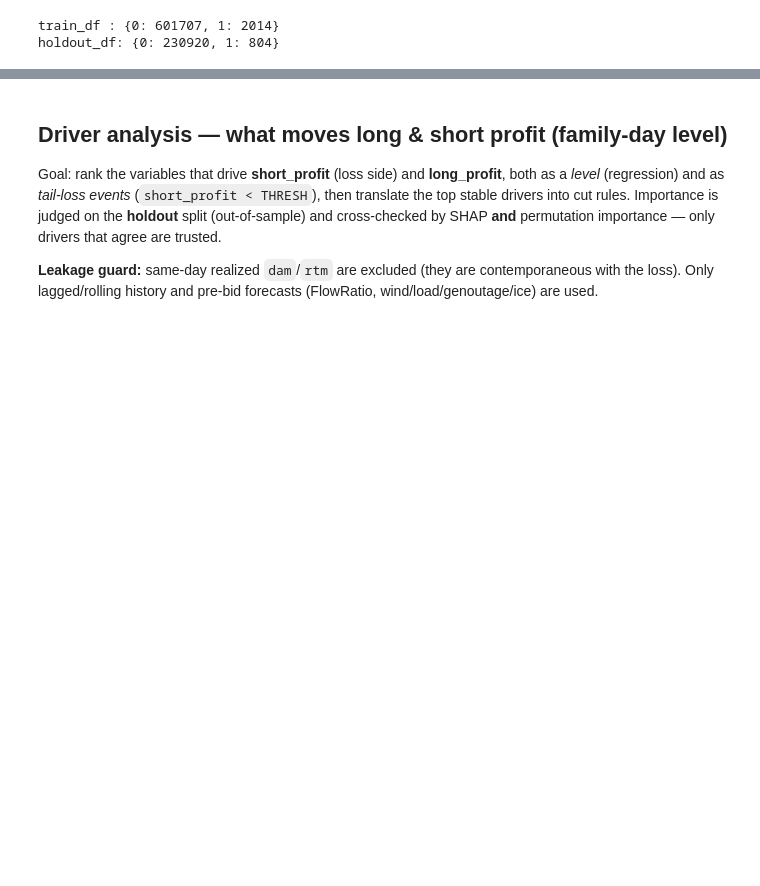
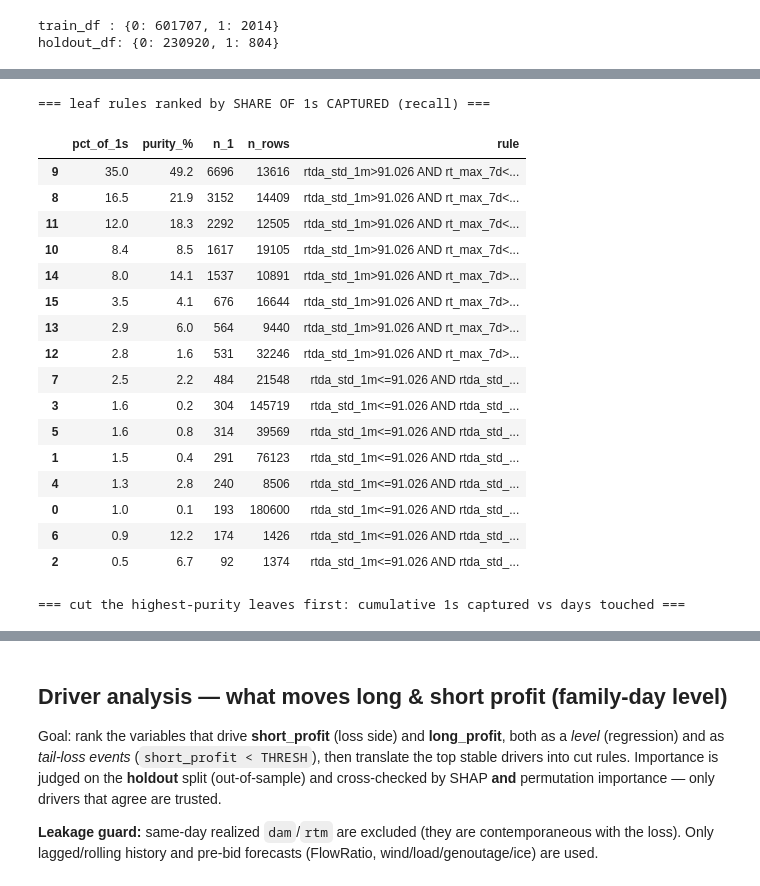
Before and after one commit to qingcheng-rgb/Qingcheng, a Jupyter notebook: QCTest/constraint_family_exposure_risk/SPP_risk_cut_analysis.ipynb, the cells around one changed output, grey strips where cells are left out. Drawn from its saved outputs; the diff is of its cells as text; code cells hidden in the pictures; blank space fills up the shorter version.

```diff
--- a/QCTest/constraint_family_exposure_risk/SPP_risk_cut_analysis.ipynb
+++ b/QCTest/constraint_family_exposure_risk/SPP_risk_cut_analysis.ipynb
@@ -203,0 +224,2 @@ train_df  : (603721, 84) | holdout_df: (231724, 84)
+# %%
+train_df['rt_da_smaller_500'] = ((train_df['rtm'] < -500) | (train_df['dam'] < -500)).astype(int)
@@ -203,0 +253,59 @@ train_df  : (603721, 84) | holdout_df: (231724, 84)
+# %%
+# === capture-the-1s: top-variable splits + tree rules for rt_da_smaller_500 ===
+import numpy as np, pandas as pd, lightgbm as lgb
+from sklearn.tree import DecisionTreeClassifier, _tree
+
+TARGET = TARGETS[0]                              # 'rt_da_smaller_500'
+FEATS  = globals().get('compact', features)      # compact set from step 1 if you ran it, else all features
+y = train_df[TARGET].astype(int)
+print(f'target={TARGET}  positives(y=1)={int(y.sum())} of {len(y)} ({y.mean()*100:.2f}%)')
+
+# ---------- A. LightGBM classifier -> per-variable split threshold + side toward y=1 ----------
+Xg = train_df[FEATS + CATS].copy()
+for c in CATS: Xg[c] = Xg[c].astype('category')
+clf = lgb.LGBMClassifier(n_estimators=400, learning_rate=0.05, num_leaves=31, min_child_samples=50,
+                         subsample=0.8, colsample_bytree=0.8, class_weight='balanced',
+                         random_state=0, n_jobs=-1, verbose=-1).fit(Xg, y, categorical_feature=CATS)
+tdf = clf.booster_.trees_to_dataframe(); val = tdf.set_index('node_index')['value']
+s = tdf[tdf['split_feature'].notna()].copy()
+s['thr'] = pd.to_numeric(s['threshold'], errors='coerce')
+s = s.dropna(subset=['thr']); s = s[s['thr'].abs() < 1e10]
+s['side1'] = np.where(s['left_child'].map(val) > s['right_child'].map(val), '<=', '>')
+def agg(d):
+    gg, gl = d.loc[d.side1=='>','split_gain'].sum(), d.loc[d.side1=='<=','split_gain'].sum()
+    return pd.Series({'n_splits': len(d), 'median_thr': round(d.thr.median(),3),
+                      'y1_when': '>' if gg>=gl else '<=', 'dir_consistency': round(max(gg,gl)/d.split_gain.sum(),2),
+                      'total_gain': round(d.split_gain.sum(),1)})
+print('\n=== top variables: threshold + which side -> y=1 ===')
+display(s.groupby('split_feature').apply(agg).sort_values('total_gain', ascending=False).head(12))
+
+# ---------- B. shallow tree -> rules ranked by SHARE OF 1s CAPTURED (recall) ----------
+Xt = train_df[FEATS + CATS].copy()
+for c in CATS: Xt[c] = Xt[c].astype('category').cat.codes
+feat = list(Xt.columns)
+surr = DecisionTreeClassifier(max_depth=4, min_samples_leaf=200, class_weight='balanced',
+                              random_state=0).fit(Xt, y)
+dp = surr.decision_path(Xt)
+n1 = np.asarray(dp[y.values==1].sum(0)).ravel(); n0 = np.asarray(dp[y.values==0].sum(0)).ravel()
+t, TOT1 = surr.tree_, int(y.sum())
+def rules(tree):
+    tt, out = tree.tree_, {}
+    def rec(n, c):
+        if tt.feature[n]==_tree.TREE_UNDEFINED: out[n]=' AND '.join(c) or '(all)'
+        else:
+            f, th = feat[tt.feature[n]], tt.threshold[n]
+            rec(tt.children_left[n], c+[f'{f}<={th:.3f}']); rec(tt.children_right[n], c+[f'{f}>{th:.3f}'])
+    rec(0, []); return out
+R = rules(surr); leaves=[i for i in range(t.node_count) if t.feature[i]==_tree.TREE_UNDEFINED]
+tab = pd.DataFrame([{'pct_of_1s': round(n1[i]/TOT1*100,1), 'purity_%': round(n1[i]/(n1[i]+n0[i])*100,1),
+                     'n_1': int(n1[i]), 'n_rows': int(n1[i]+n0[i]), 'rule': R[i]} for i in leaves])
+print('\n=== leaf rules ranked by SHARE OF 1s CAPTURED (recall) ===')
+display(tab.sort_values('pct_of_1s', ascending=False))
+
+# ---------- greedy: take highest-purity leaves first -> cumulative capture vs rows touched ----------
+cum = tab.sort_values('purity_%', ascending=False).copy()
+cum['cum_pct_of_1s'] = (cum['n_1'].cumsum()/TOT1*100).round(1)
+cum['cum_pct_rows']  = (cum['n_rows'].cumsum()/len(y)*100).round(1)
+print('\n=== cut the highest-purity leaves first: cumulative 1s captured vs days touched ===')
+display(cum[['rule','purity_%','n_1','cum_pct_of_1s','cum_pct_rows']])
+# %% [output]
@@ -203,0 +329,19 @@ train_df  : (603721, 84) | holdout_df: (231724, 84)
+=== leaf rules ranked by SHARE OF 1s CAPTURED (recall) ===
+|  | pct_of_1s | purity_% | n_1 | n_rows | rule |
+| 9 | 35.0 | 49.2 | 6696 | 13616 | rtda_std_1m>91.026 AND rt_max_7d<... |
+| 8 | 16.5 | 21.9 | 3152 | 14409 | rtda_std_1m>91.026 AND rt_max_7d<... |
+| 11 | 12.0 | 18.3 | 2292 | 12505 | rtda_std_1m>91.026 AND rt_max_7d<... |
+| 10 | 8.4 | 8.5 | 1617 | 19105 | rtda_std_1m>91.026 AND rt_max_7d<... |
+| 14 | 8.0 | 14.1 | 1537 | 10891 | rtda_std_1m>91.026 AND rt_max_7d>... |
+| 15 | 3.5 | 4.1 | 676 | 16644 | rtda_std_1m>91.026 AND rt_max_7d>... |
+| 13 | 2.9 | 6.0 | 564 | 9440 | rtda_std_1m>91.026 AND rt_max_7d>... |
+| 12 | 2.8 | 1.6 | 531 | 32246 | rtda_std_1m>91.026 AND rt_max_7d>... |
+| 7 | 2.5 | 2.2 | 484 | 21548 | rtda_std_1m<=91.026 AND rtda_std_... |
+| 3 | 1.6 | 0.2 | 304 | 145719 | rtda_std_1m<=91.026 AND rtda_std_... |
+| 5 | 1.6 | 0.8 | 314 | 39569 | rtda_std_1m<=91.026 AND rtda_std_... |
+| 1 | 1.5 | 0.4 | 291 | 76123 | rtda_std_1m<=91.026 AND rtda_std_... |
+| 4 | 1.3 | 2.8 | 240 | 8506 | rtda_std_1m<=91.026 AND rtda_std_... |
+| 0 | 1.0 | 0.1 | 193 | 180600 | rtda_std_1m<=91.026 AND rtda_std_... |
+| 6 | 0.9 | 12.2 | 174 | 1426 | rtda_std_1m<=91.026 AND rtda_std_... |
+| 2 | 0.5 | 6.7 | 92 | 1374 | rtda_std_1m<=91.026 AND rtda_std_... |
+=== cut the highest-purity leaves first: cumulative 1s captured vs days touched ===
```
Also changed, not shown: parts of 31 cells of this notebook, 4 other files.
